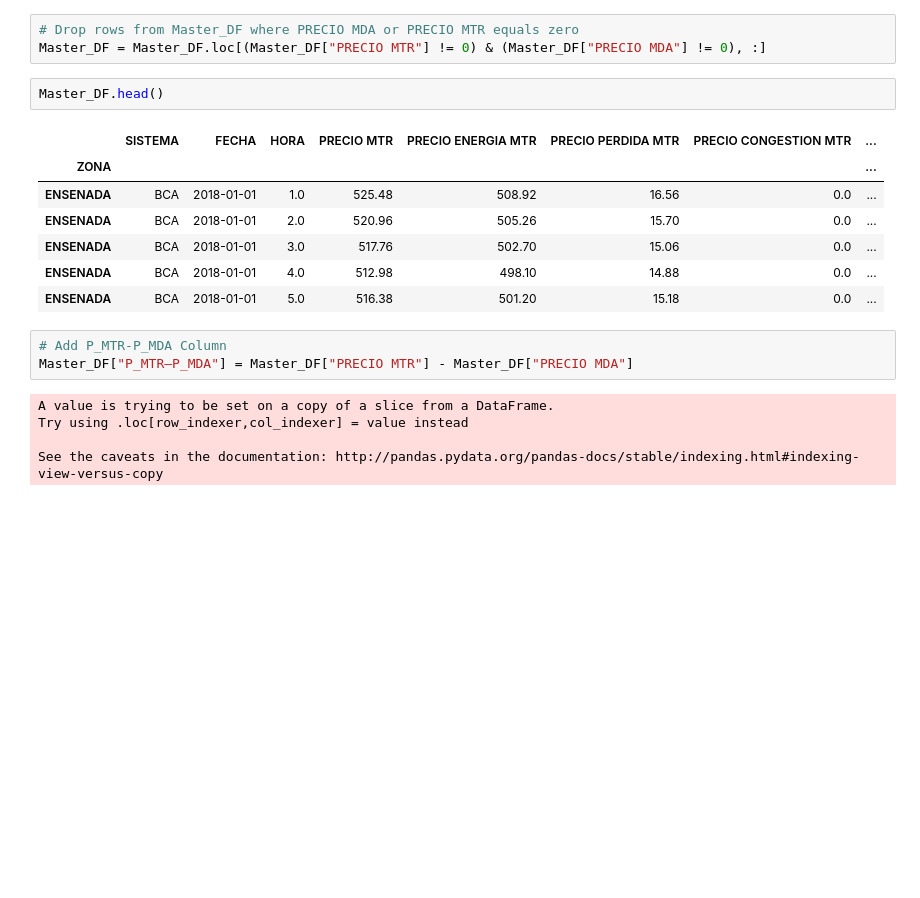
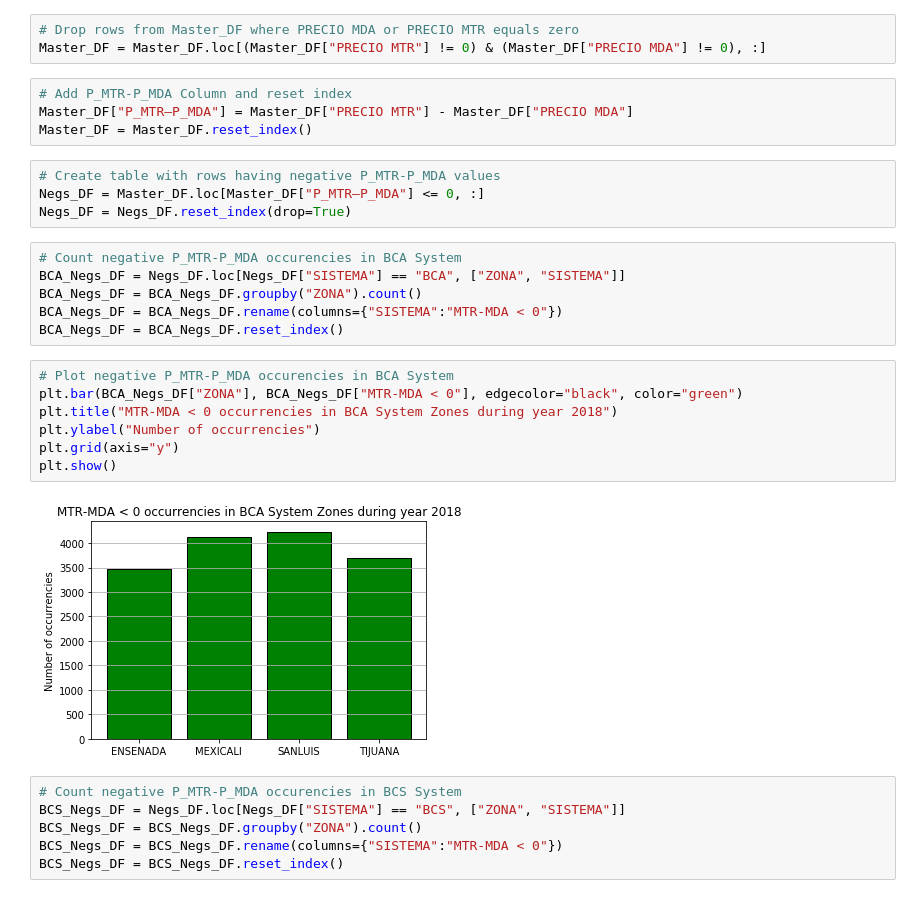
Before and after one commit to MarianaJMtz/CENACE_Prices_Analysis, a Jupyter notebook: MReyes_A1.ipynb, the cells around one changed output. Drawn from its saved outputs; the diff is of its cells as text; blank space fills up the shorter version.

```diff
--- a/MReyes_A1.ipynb
+++ b/MReyes_A1.ipynb
@@ -28,21 +31,32 @@ NULLS_DF = Master_DF.loc[(Master_DF["PRECIO MTR"] == 0) | (Master_DF["PRECIO MDA
 # %%
 # Drop rows from Master_DF where PRECIO MDA or PRECIO MTR equals zero
 Master_DF = Master_DF.loc[(Master_DF["PRECIO MTR"] != 0) & (Master_DF["PRECIO MDA"] != 0), :]
-# %%
-Master_DF.head()
-# %% [output]
-|  | SISTEMA | FECHA | HORA | PRECIO MTR | PRECIO ENERGIA MTR | PRECIO PERDIDA MTR | PRECIO CONGESTION MTR | ... |
-| ZONA |  |  |  |  |  |  |  | ... |
-| ENSENADA | BCA | 2018-01-01 | 1.0 | 525.48 | 508.92 | 16.56 | 0.0 | ... |
-| ENSENADA | BCA | 2018-01-01 | 2.0 | 520.96 | 505.26 | 15.70 | 0.0 | ... |
-| ENSENADA | BCA | 2018-01-01 | 3.0 | 517.76 | 502.70 | 15.06 | 0.0 | ... |
-| ENSENADA | BCA | 2018-01-01 | 4.0 | 512.98 | 498.10 | 14.88 | 0.0 | ... |
-| ENSENADA | BCA | 2018-01-01 | 5.0 | 516.38 | 501.20 | 15.18 | 0.0 | ... |
 # %%
-# Add P_MTR-P_MDA Column
+# Add P_MTR-P_MDA Column and reset index
 Master_DF["P_MTR–P_MDA"] = Master_DF["PRECIO MTR"] - Master_DF["PRECIO MDA"]
+Master_DF = Master_DF.reset_index()
-# %% [output]
-A value is trying to be set on a copy of a slice from a DataFrame.
-Try using .loc[row_indexer,col_indexer] = value instead
-
-See the caveats in the documentation: http://pandas.pydata.org/pandas-docs/stable/indexing.html#indexing-view-versus-copy
+# %%
+# Create table with rows having negative P_MTR-P_MDA values
+Negs_DF = Master_DF.loc[Master_DF["P_MTR–P_MDA"] <= 0, :]
+Negs_DF = Negs_DF.reset_index(drop=True)
+# %%
+# Count negative P_MTR-P_MDA occurencies in BCA System
+BCA_Negs_DF = Negs_DF.loc[Negs_DF["SISTEMA"] == "BCA", ["ZONA", "SISTEMA"]]
+BCA_Negs_DF = BCA_Negs_DF.groupby("ZONA").count()
+BCA_Negs_DF = BCA_Negs_DF.rename(columns={"SISTEMA":"MTR-MDA < 0"})
+BCA_Negs_DF = BCA_Negs_DF.reset_index()
+# %%
+# Plot negative P_MTR-P_MDA occurencies in BCA System
+plt.bar(BCA_Negs_DF["ZONA"], BCA_Negs_DF["MTR-MDA < 0"], edgecolor="black", color="green")
+plt.title("MTR-MDA < 0 occurrencies in BCA System Zones during year 2018")
+plt.ylabel("Number of occurrencies")
+plt.grid(axis="y")
+plt.show()
+# %% [output]
+[figure, added]
+# %%
+# Count negative P_MTR-P_MDA occurencies in BCS System
+BCS_Negs_DF = Negs_DF.loc[Negs_DF["SISTEMA"] == "BCS", ["ZONA", "SISTEMA"]]
+BCS_Negs_DF = BCS_Negs_DF.groupby("ZONA").count()
+BCS_Negs_DF = BCS_Negs_DF.rename(columns={"SISTEMA":"MTR-MDA < 0"})
+BCS_Negs_DF = BCS_Negs_DF.reset_index()
```
Also changed, not shown: parts of 4 cells of this notebook.
